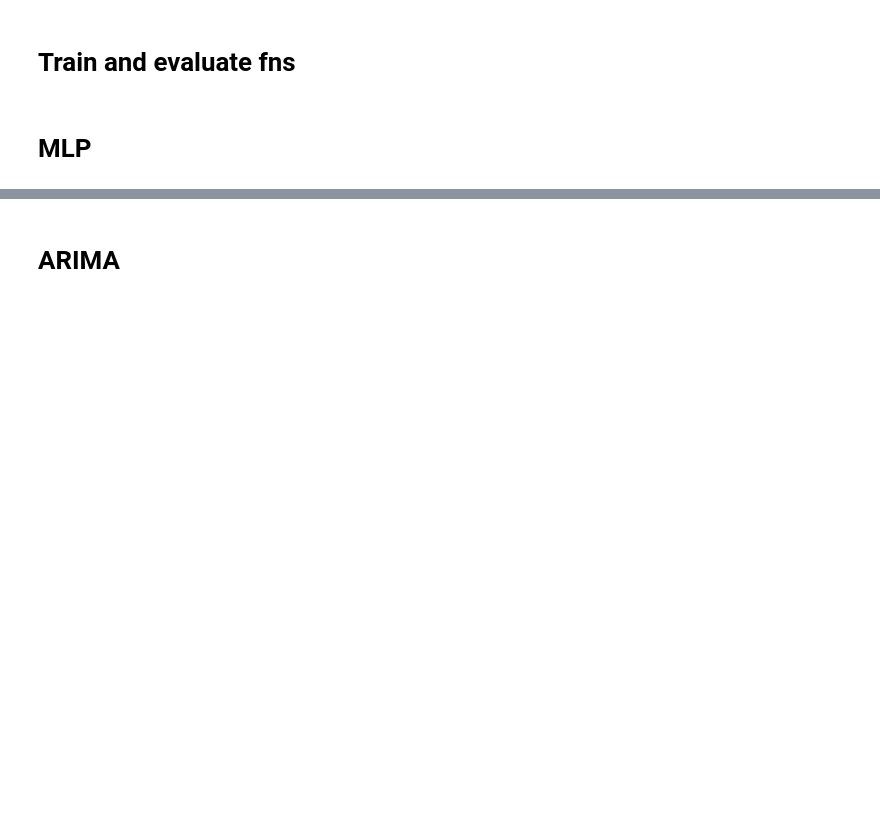
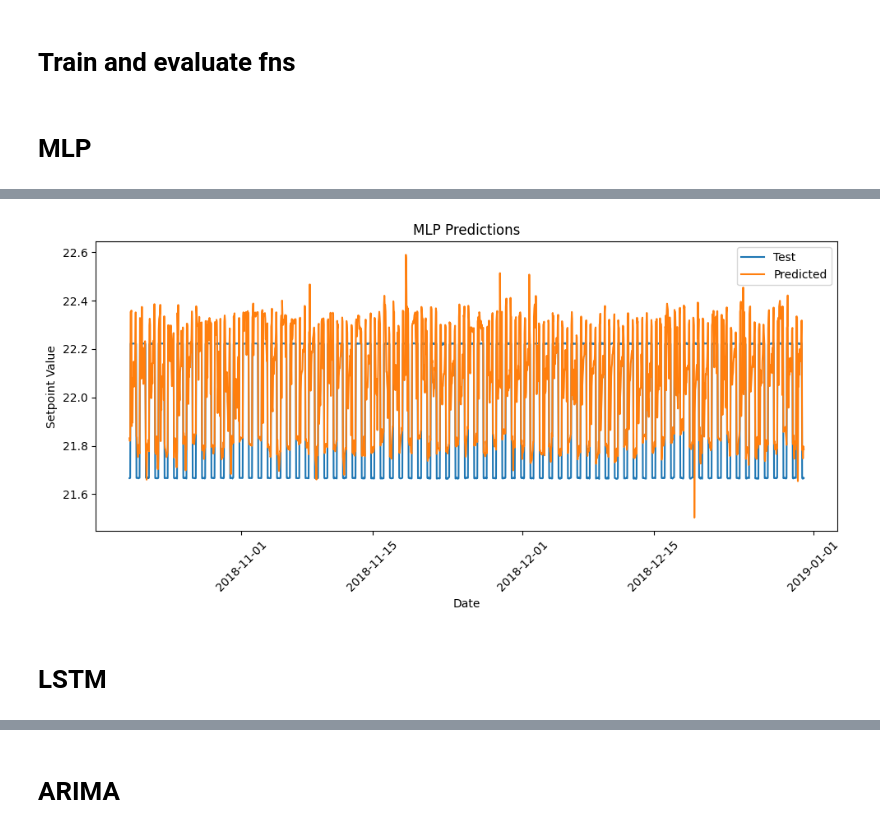
Before and after one commit to adrianlopezlanchares/Space-Conditioning-Electrification, a Jupyter notebook: consumption/full-prediction/full_prediction.ipynb, the cells around one changed output, grey strips where cells are left out. Cells and saved outputs as stored; diff of their text form; code cells hidden in the pictures; blank space fills up the shorter version.

```diff
--- a/consumption/full-prediction/full_prediction.ipynb
+++ b/consumption/full-prediction/full_prediction.ipynb
@@ -482,0 +496,17 @@ def evaluate(model, test_loader):
+# %%
+hidden_size_1 = 32
+hidden_size_2 = 16
+
+mlp_model = MLPModel(
+    input_size=train_data.shape[1],
+    hidden_size_1=hidden_size_1,
+    hidden_size_2=hidden_size_2,
+    output_size=1
+)
+# %%
+# Loss and optimizer
+mlp_criterion = nn.MSELoss()
+mlp_optimizer = optim.Adam(mlp_model.parameters(), lr=0.0001)
+# %%
+num_epochs = 100
+train(mlp_model, mlp_dataloader_train, mlp_criterion, mlp_optimizer, num_epochs)
@@ -482,0 +531,3 @@ def evaluate(model, test_loader):
+# %%
+# predict
+mlp_predictions, mlp_actuals = evaluate(mlp_model, mlp_dataloader_test)
@@ -482,0 +536,16 @@ def evaluate(model, test_loader):
+# %%
+# plot predictions
+plt.figure(figsize=(10, 5))
+plt.plot(test_data.index, test_data["indoor_temp"], label="Test")
+plt.plot(test_data.index, mlp_predictions, label="Predicted")
+plt.title("MLP Predictions")
+plt.xlabel("Date")
+plt.ylabel("Setpoint Value")
+plt.legend()
+plt.xticks(rotation=45)
+plt.tight_layout()
+plt.show()
+# %% [output]
+[figure, added]
+# %% [markdown]
+# LSTM
```
Also changed, not shown: parts of 80 cells of this notebook, 4 other files.
